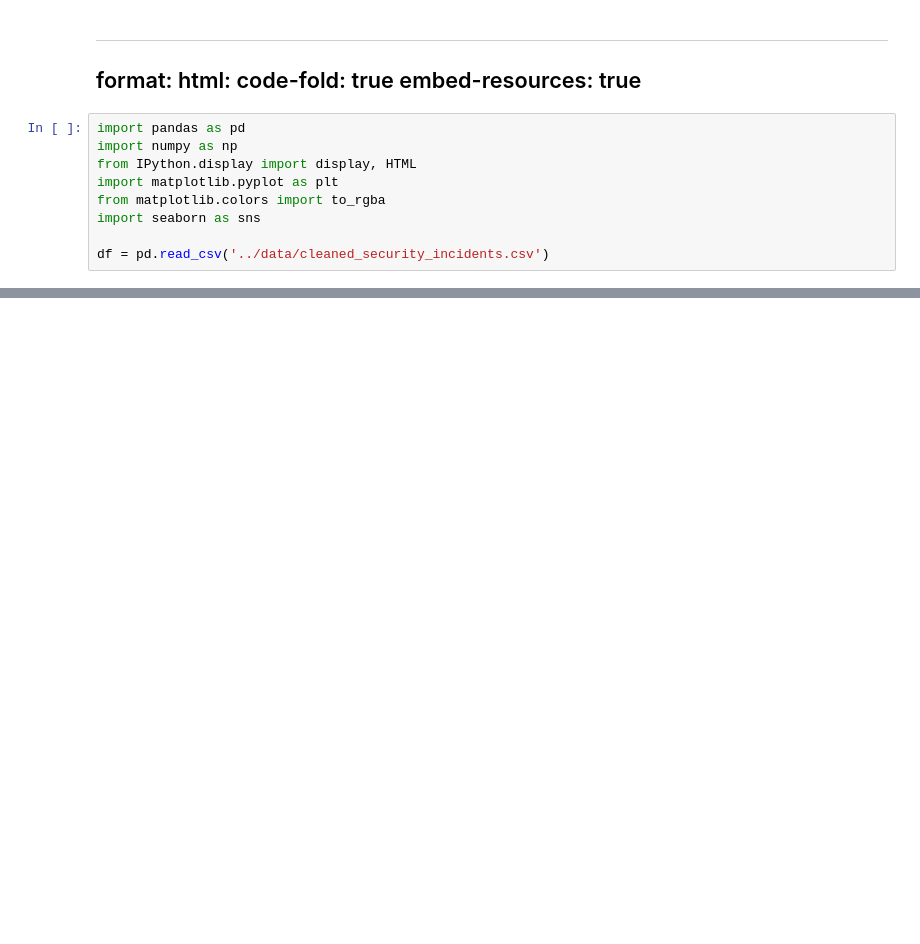
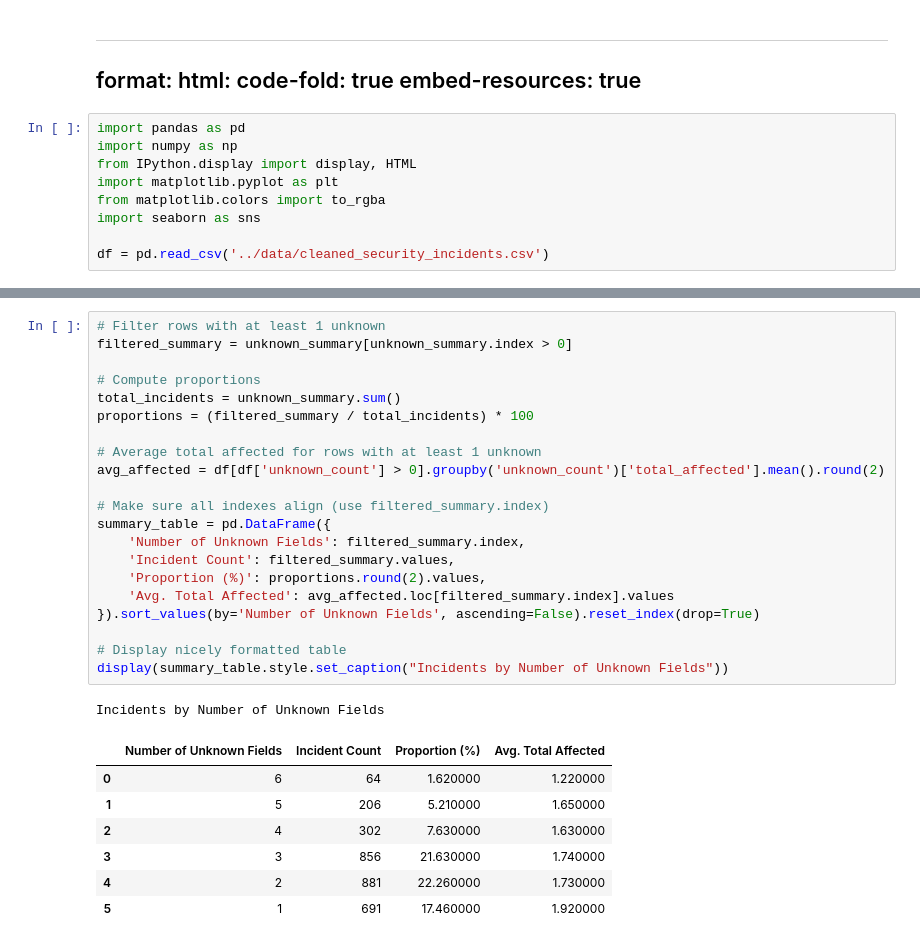
Before and after one commit to viviluccioli/DSAN_scholarship_project, a Jupyter notebook: EDA/tables.ipynb, the cells around one changed output, grey strips where cells are left out. Saved outputs shown, nothing was run; the diff lists cells and outputs as text; blank space fills up the shorter version.

```diff
--- a/EDA/tables.ipynb
+++ b/EDA/tables.ipynb
@@ -179,0 +223,30 @@ Motive
+# %%
+# Filter rows with at least 1 unknown
+filtered_summary = unknown_summary[unknown_summary.index > 0]
+
+# Compute proportions
+total_incidents = unknown_summary.sum()
+proportions = (filtered_summary / total_incidents) * 100
+
+# Average total affected for rows with at least 1 unknown
+avg_affected = df[df['unknown_count'] > 0].groupby('unknown_count')['total_affected'].mean().round(2)
+
+# Make sure all indexes align (use filtered_summary.index)
+summary_table = pd.DataFrame({
+    'Number of Unknown Fields': filtered_summary.index,
+    'Incident Count': filtered_summary.values,
+    'Proportion (%)': proportions.round(2).values,
+    'Avg. Total Affected': avg_affected.loc[filtered_summary.index].values
+}).sort_values(by='Number of Unknown Fields', ascending=False).reset_index(drop=True)
+
+# Display nicely formatted table
+display(summary_table.style.set_caption("Incidents by Number of Unknown Fields"))
+# %% [output]
+Incidents by Number of Unknown Fields
+|  | Number of Unknown Fields | Incident Count | Proportion (%) | Avg. Total Affected |
+| 0 | 6 | 64 | 1.620000 | 1.220000 |
+| 1 | 5 | 206 | 5.210000 | 1.650000 |
+| 2 | 4 | 302 | 7.630000 | 1.630000 |
+| 3 | 3 | 856 | 21.630000 | 1.740000 |
+| 4 | 2 | 881 | 22.260000 | 1.730000 |
+| 5 | 1 | 691 | 17.460000 | 1.920000 |
```
Also changed, not shown: parts of 9 cells of this notebook, 20 other files.
